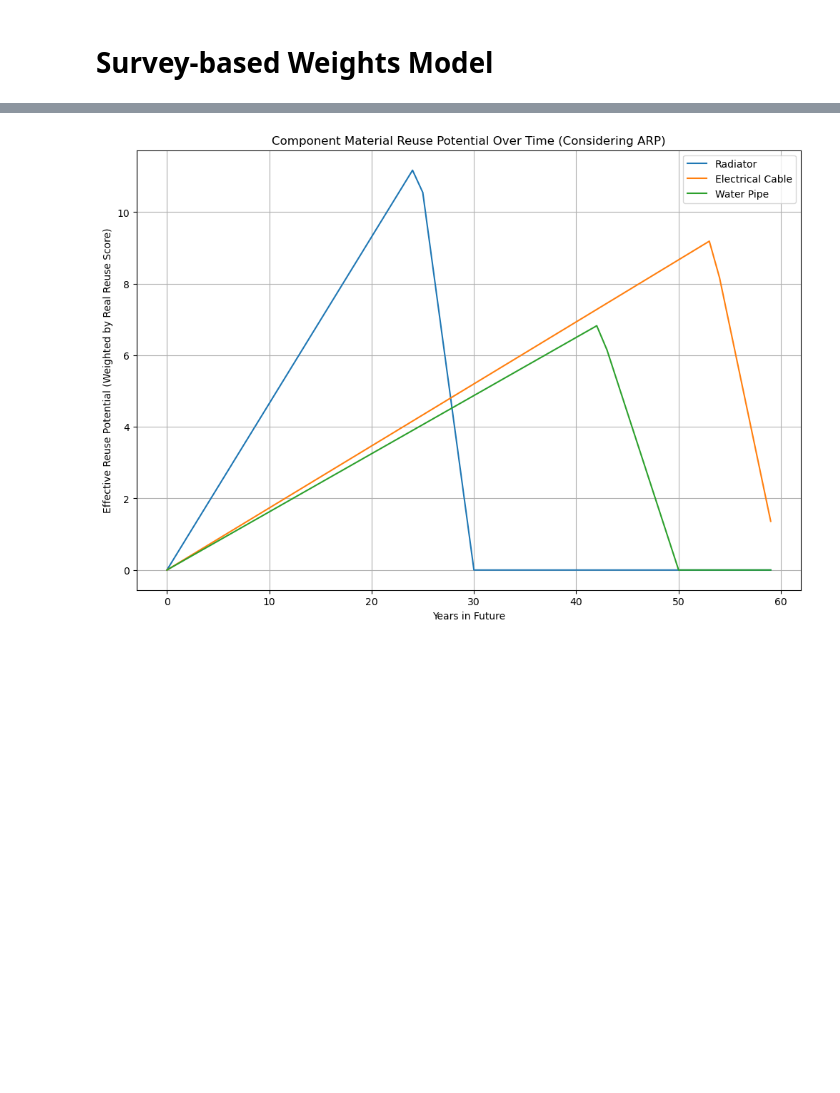
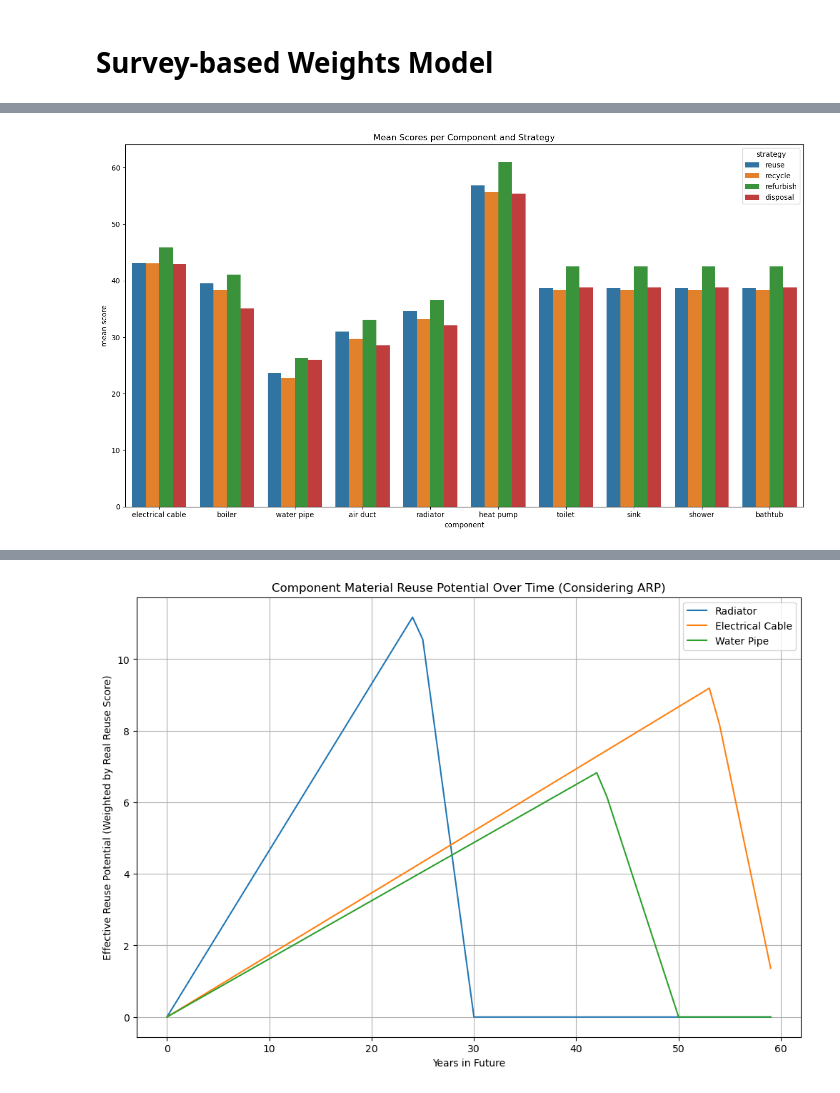
Before and after one commit to shuyanxiong/Integrated_Framework_Stock_Estimation, a Jupyter notebook: CCP.ipynb, the cells around one changed output, grey strips where cells are left out. Cells and saved outputs as stored; diff of their text form; code cells hidden in the pictures; blank space fills up the shorter version.

```diff
--- a/CCP.ipynb
+++ b/CCP.ipynb
@@ -773,0 +649,99 @@ plt.show()
+# %%
+import pandas as pd
+import numpy as np
+import matplotlib.pyplot as plt
+
+criteria = [
+    'technological compatibility',
+    'regulatory compliance',
+    'disposal and energy recovery',
+    'lifespan qualification',
+    'new/good condition/disassembly easiness',
+    'cost-effective',
+    'metal content'
+]
+
+# Step 2: Your components and their scores
+components = pd.DataFrame({
+    'component': ['electrical cable', 'boiler', 'water pipe', 'air duct', 'radiator', 'heat pump', 'toilet', 'sink', 'shower', 'bathtub'],
+    'material': ['copper', 'steel', 'pex', 'aluminum', 'steel', 'steel', 'ceramic', 'ceramic', 'ceramic', 'ceramic'],
+    'technological compatibility': [5, 1, 5, 1, 1, 5, 5, 5, 5, 5],
+    'regulatory compliance': [5, 5, 1, 1, 1, 5, 5, 5, 5, 5],
+    'disposal and energy recovery': [5, 1, 1, 1, 1, 5, 5, 5, 5, 5],
+    'lifespan qualification': [5, 5, 5, 5, 5, 5, 1, 1, 1, 1],
+    'new/good condition/disassembly easiness': [1, 3, 1, 1, 3, 5, 4, 4, 4, 4],
+    'cost-effective': [1, 4, 1, 5, 5, 5, 3, 3, 3, 3],
+    'metal content': [5, 5, 1, 5, 5, 5, 1, 1, 1, 1]
+})
+
+components.set_index('component', inplace=True)
+
+# Step 3: Monte Carlo sampling setup
+n_simulations = 10000
+
+# Storage for results
+results = {}
+
+for strategy in ['reuse', 'recycle', 'refurbish', 'disposal']:
+    results[strategy] = {comp: [] for comp in components.index}
+
+# Step 4: Perform Monte Carlo sampling
+for _ in range(n_simulations):
+    sampled_weights = {}
+
+    for idx, crit in enumerate(criteria):
+        sampled_weights[(crit, 'reuse')] = max(0, np.random.normal(summary.loc[idx, 'reuse_avg'], summary.loc[idx, 'reuse_std']))
+        sampled_weights[(crit, 'recycle')] = max(0, np.random.normal(summary.loc[idx, 'recycle_avg'], summary.loc[idx, 'recycle_std']))
+        sampled_weights[(crit, 'refurbish')] = max(0, np.random.normal(summary.loc[idx, 'refurbish_avg'], summary.loc[idx, 'refurbish_std']))
+        sampled_weights[(crit, 'disposal')] = max(0, np.random.normal(summary.loc[idx, 'disposal_avg'], summary.loc[idx, 'disposal_std']))
+
+    for comp in components.index:
+        for strategy in ['reuse', 'recycle', 'refurbish', 'disposal']:
+            score = 0
+            for crit in criteria:
+                crit_score = components.loc[comp, crit]
+                weight = sampled_weights[(crit, strategy)]
+                score += weight * crit_score
+            results[strategy][comp].append(score)
+
+# Step 5: Aggregate Results
+final_results = []
+
+def confidence_interval(arr, confidence=0.95):
+    lower = np.percentile(arr, (1 - confidence) / 2 * 100)
+    upper = np.percentile(arr, (1 + confidence) / 2 * 100)
+    return lower, upper
+
+for strategy in results:
+    for comp in results[strategy]:
+        scores = np.array(results[strategy][comp])
+        mean = scores.mean()
+        std = scores.std()
+        ci_lower, ci_upper = confidence_interval(scores)
+        final_results.append({
+            'component': comp,
+            'strategy': strategy,
+            'mean score': mean,
+            'std dev': std,
+            '95% ci lower': ci_lower,
+            '95% ci upper': ci_upper
+        })
+
+final_df = pd.DataFrame(final_results)
+
+# Step 6: Optional Plotting
+import seaborn as sns
+
+plt.figure(figsize=(14, 8))
+sns.barplot(
+    data=final_df,
+    x='component',
+    y='mean score',
+    hue='strategy',
+    errorbar='sd'  # Use standard deviation for error bars
+)
+plt.title('Mean Scores per Component and Strategy')
+plt.tight_layout()
+plt.show()
+# %% [output]
+[figure, added]
```
Also changed, not shown: parts of 18 cells of this notebook.
